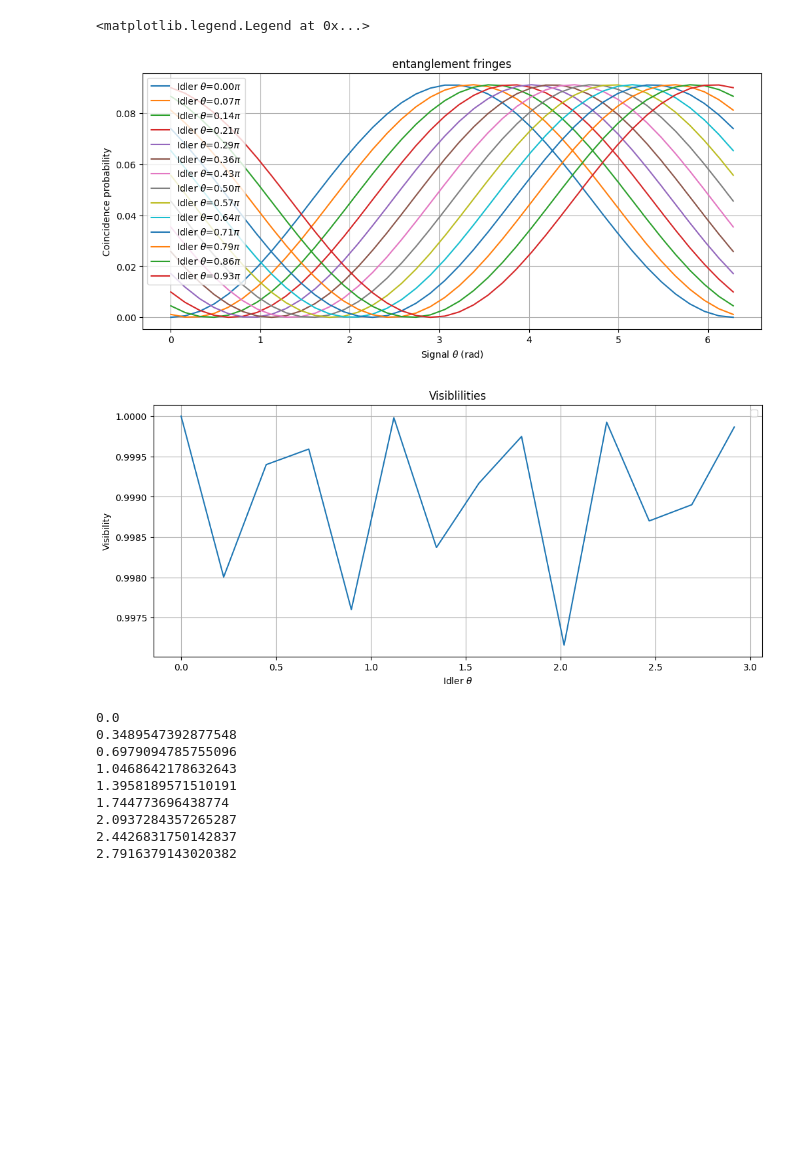
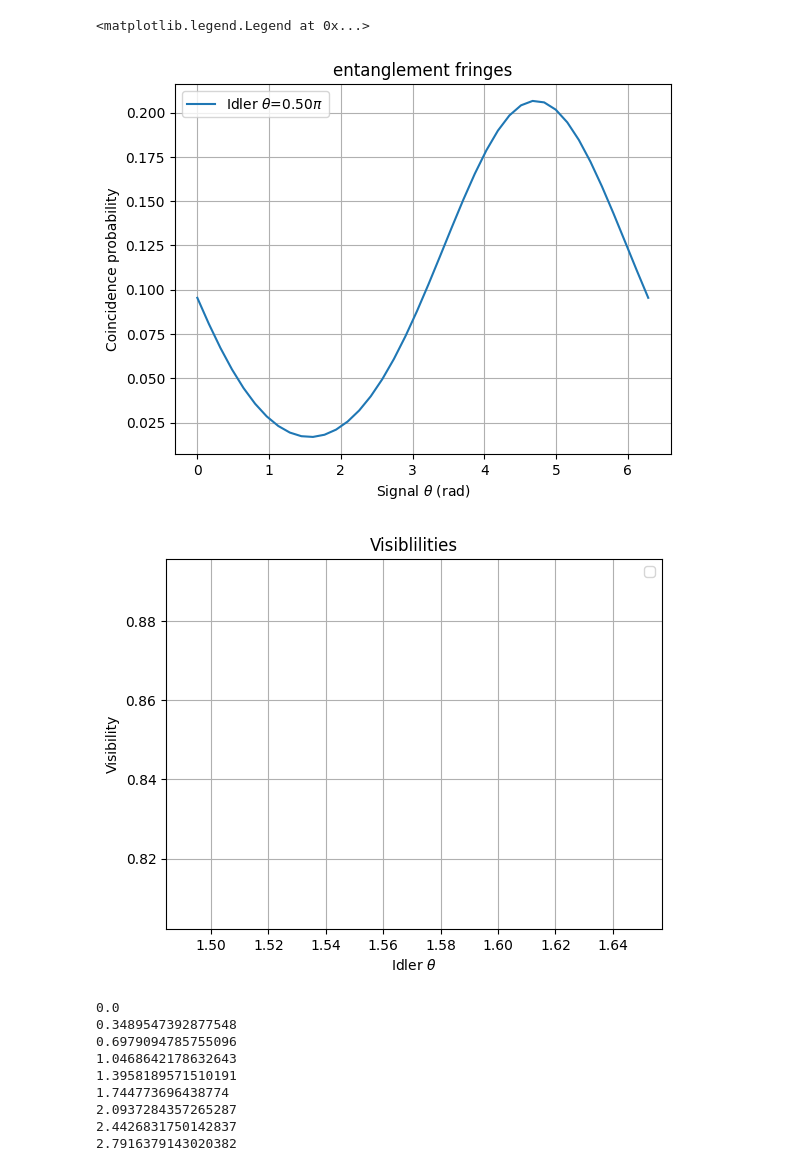
Before and after one commit to sequence-toolbox/SeQUeNCe, a Jupyter notebook: sequence_projects/swap_files/validation.ipynb, the cells around one changed output. Cells and saved outputs as stored; diff of their text form; code cells hidden in the pictures; blank space fills up the shorter version.

```diff
--- a/sequence_projects/swap_files/validation.ipynb
+++ b/sequence_projects/swap_files/validation.ipynb
@@ -108,7 +108,8 @@ def run_simulations(alpha_list, delta_list, chi, dc1_34, dc2_1_12, eta1_12, eta1
 # alpha_list_1 = [0]
 # alpha_list_2 = [pi/2]
 
-alpha_list = linspace(0, pi-1e-3, 15)
+# alpha_list = linspace(0, pi-1e-3, 15)
+alpha_list = [pi/2]
 
 delta_list = linspace(0,2*np.pi,40)
 
@@ -129,7 +130,7 @@ qrst_1 = [[1,0,1,0]]
 # qrst_2 = [[1,0,1,0],[0,1,0,1]]
 qrst_2 = [[0,1,1,0]]
 
-trunc = 1
+trunc = 3
 # %%
 # Trying stuff out
 # fringe1 = run_simulations(alpha_list, delta_list, chi, 0, 0, 1, 1, 1, qrst_1, qrst_2, trunc)
@@ -140,9 +141,9 @@ trunc = 1
 # fringe_real_2 = run_simulations(alpha_list_2, delta_list, chi, 0, 0, 0.9, 0.9, 0.9, qrst_1, qrst_2, trunc)
 
 fringe_real = []
-for alpha in alpha_list[:-1]:
+for alpha in alpha_list[:]:
     print(alpha)
-    fringe = run_simulations([alpha], delta_list, chi, 0, 0, 0.9, 0.9, 0.9, qrst_1, qrst_2, trunc)
+    fringe = run_simulations([alpha], delta_list, 0.59, 0, 0, 0.9, 0.9, 0.9, qrst_1, qrst_2, trunc)
     # fringe = run_simulations([alpha], delta_list, chi, dc1_34, dc2_1_12, eta1_12, eta1_34, eta2, qrst_1, qrst_2, trunc)
     fringe_real.append(fringe)
 
@@ -207,9 +182,9 @@ for i in range(len(fringe_real)):
 # plt.grid(True)
 # plt.plot(delta_list, fringe3)
 
-plt.figure(figsize = (12,5))
+plt.figure()
 plt.grid(True)
-for i in range(len(alpha_list)-1):
+for i in range(len(alpha_list)):
     print(fringe_real[i])
     plt.plot(delta_list, fringe_real[i], label=r'Idler $\theta$={:.2f}$\pi$'.format(alpha_list[i]/pi))
 plt.title("entanglement fringes")
@@ -218,11 +193,11 @@ plt.xlabel(r"Signal $\theta$ (rad)")
 plt.legend()
 
 
-plt.figure(figsize = (12,5))
+plt.figure()
 plt.grid(True)
 # for i in range(len(alpha_list)-1):
 #     print(fringe_real[i])
-plt.plot(alpha_list[:-1], visibilities)
+plt.plot(alpha_list[:], visibilities)
 plt.title("Visiblilities")
 plt.ylabel("Visibility")
 plt.xlabel(r"Idler $\theta$")
@@ -245,6 +207,6 @@ plt.legend()
 <matplotlib.legend.Legend at 0x...>
-[figure, old version]
+[figure, new version]
-[figure, old version]
+[figure, new version]
 # %%
 # % params
 # alpha_list_1 = [0]
```
Also changed, not shown: parts of 3 cells of this notebook, 21 other files.
